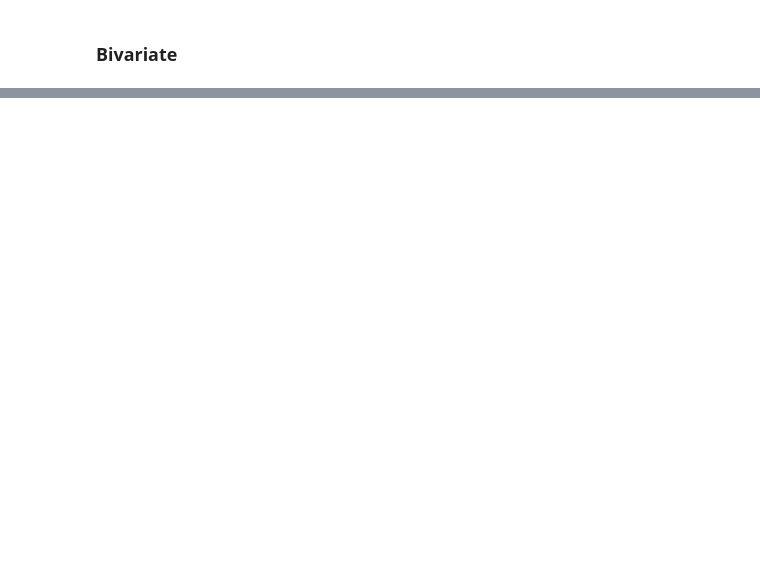
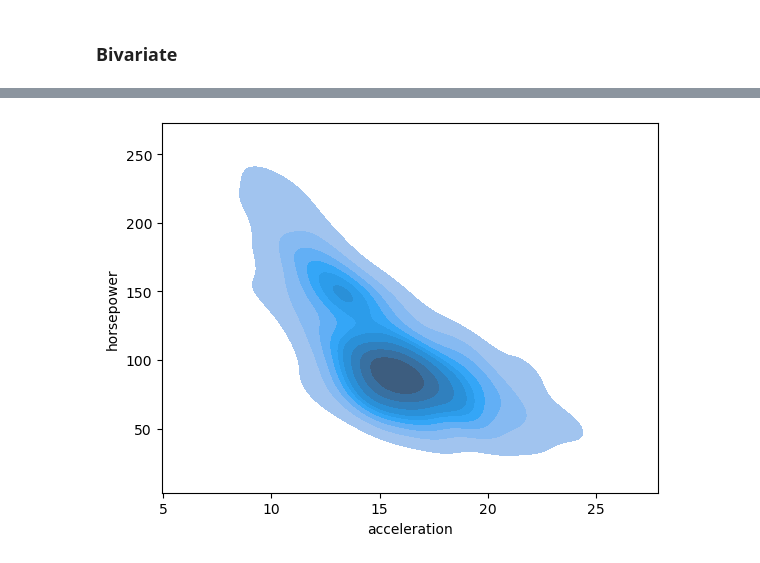
Before and after one commit to oconnoj1/act_2_1, a Jupyter notebook: KDE_Presentation.ipynb, the cells around one changed output, grey strips where cells are left out. Saved outputs shown, nothing was run; the diff lists cells and outputs as text; code cells hidden in the pictures; blank space fills up the shorter version.

```diff
--- a/KDE_Presentation.ipynb
+++ b/KDE_Presentation.ipynb
@@ -58,0 +72,4 @@ sns.kdeplot(cars.acceleration, fill = True, color = 'red');
+# %%
+sns.kdeplot(x = cars.acceleration, y = cars.horsepower, fill = True);
+# %% [output]
+[figure, added]
```
Also changed, not shown: parts of 3 cells of this notebook.
